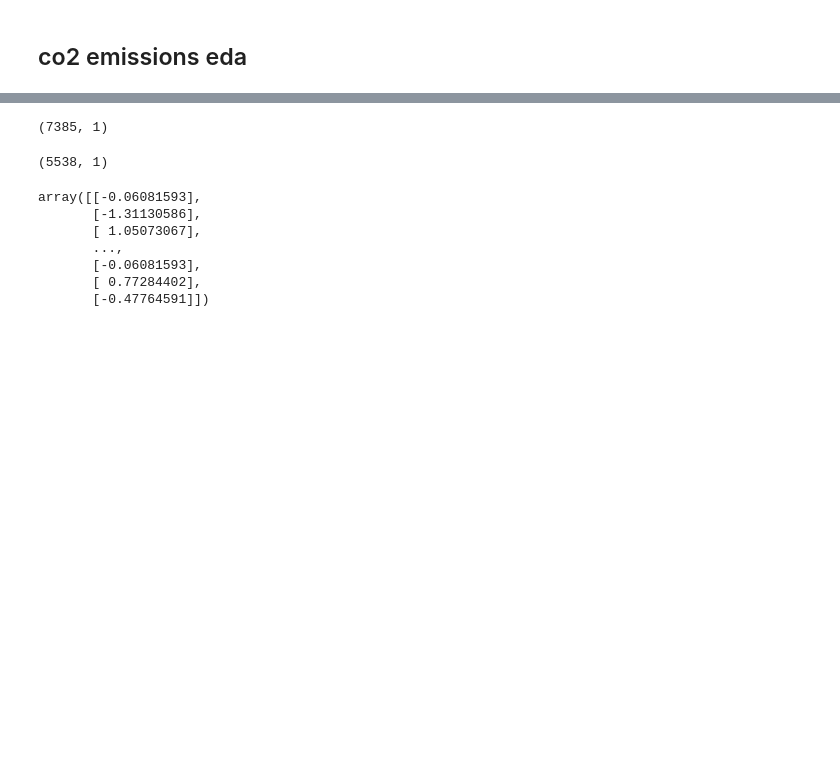
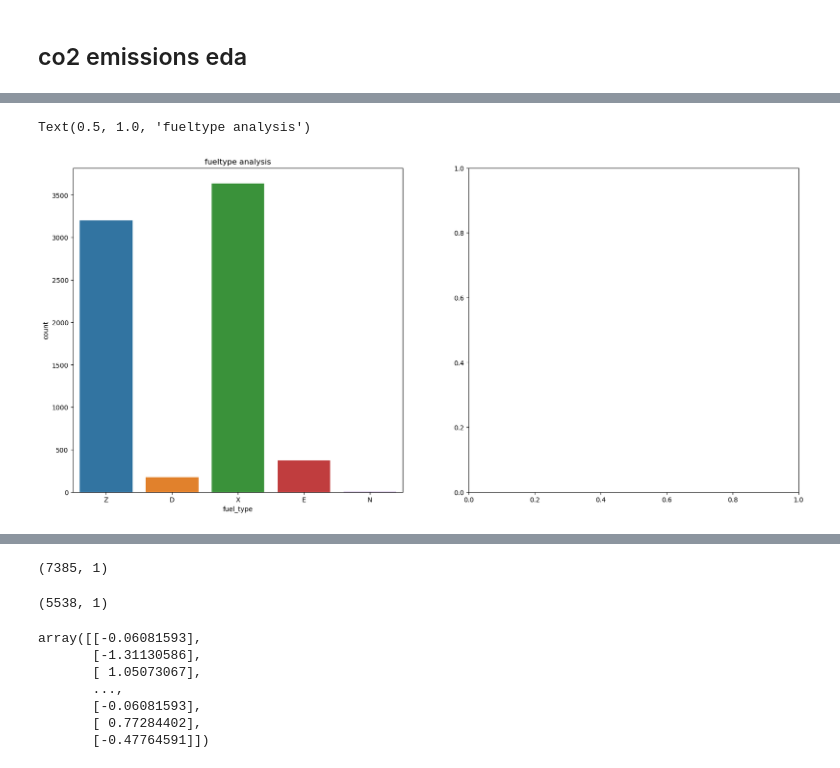
Before and after one commit to gops26/ml_project2, a Jupyter notebook: notebooks/co2emssions.ipynb, the cells around one changed output, grey strips where cells are left out. Saved outputs shown, nothing was run; the diff lists cells and outputs as text; code cells hidden in the pictures; blank space fills up the shorter version.

```diff
--- a/notebooks/co2emssions.ipynb
+++ b/notebooks/co2emssions.ipynb
@@ -220,0 +273,7 @@ sns.heatmap(df[corr_df].corr(), annot=True, cmap='viridis')
+# %%
+fig,ax = plt.subplots(1,2,figsize=(20,9))
+sns.countplot(data=df, x="fuel_type", ax=ax[0])
+ax[0].set_title("fueltype analysis")
+# %% [output]
+Text(0.5, 1.0, 'fueltype analysis')
+[figure, added]
```
Also changed, not shown: parts of 15 cells of this notebook, 7 other files.
